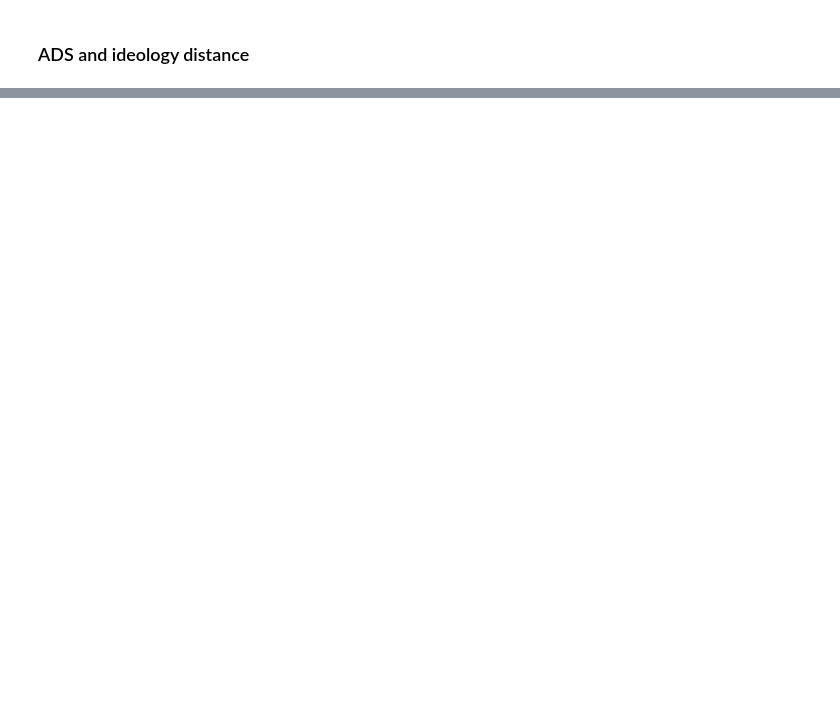
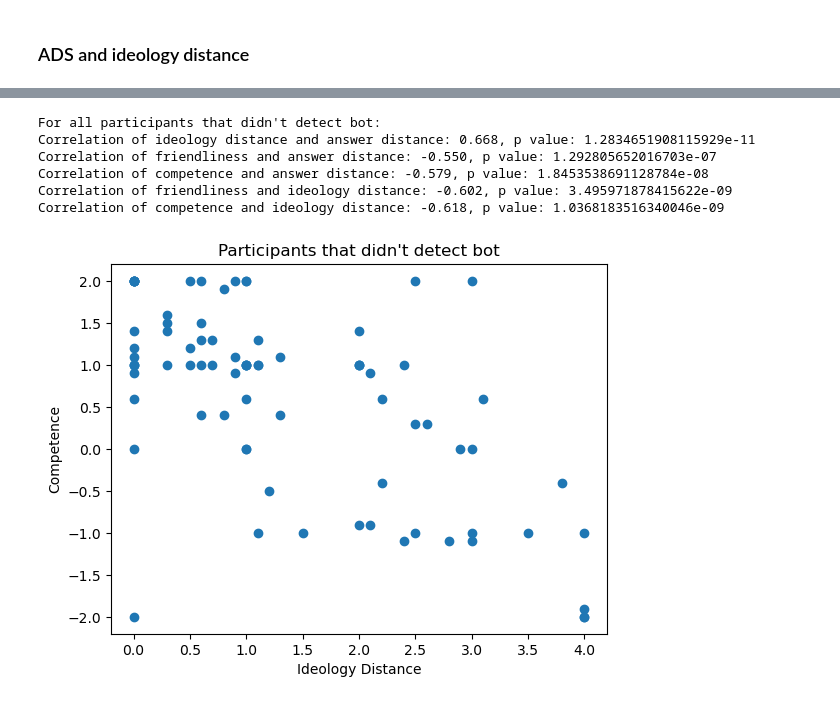
Before and after one commit to yindeqiang/Online-Politicization-Experiment-Website, a Jupyter notebook: data_analysis/pilot_1.ipynb, the cells around one changed output, grey strips where cells are left out. Saved outputs shown, nothing was run; the diff lists cells and outputs as text; code cells hidden in the pictures; blank space fills up the shorter version.

Commit message:
data analysis for the second round of pilot 1

```diff
--- a/data_analysis/pilot_1.ipynb
+++ b/data_analysis/pilot_1.ipynb
@@ -171,0 +244,38 @@ df['answer_distance_sum'] = df.apply(cal_ans_dis_sum, axis=1)
+# %%
+print("\nFor all participants that didn't detect bot:")
+df_bot_detected = df[df['bot_detected'] == 0]
+answer_distance_sum = get_data(df_bot_detected, 'answer_distance_sum')
+ideology_distance = get_data(df_bot_detected, 'ideology_distance')
+friendliness = get_data(df_bot_detected, 'friendliness')
+competence = get_data(df_bot_detected, 'competence')
+corr_coefficient, p_value = pearsonr(ideology_distance, answer_distance_sum)
+print(f"Correlation of ideology distance and answer distance: {corr_coefficient:.3f}, p value: {p_value}")
+corr_coefficient, p_value = pearsonr(friendliness, answer_distance_sum)
+print(f"Correlation of friendliness and answer distance: {corr_coefficient:.3f}, p value: {p_value}")
+corr_coefficient, p_value = pearsonr(competence, answer_distance_sum)
+print(f"Correlation of competence and answer distance: {corr_coefficient:.3f}, p value: {p_value}")
+corr_coefficient, p_value = pearsonr(friendliness, ideology_distance)
+print(f"Correlation of friendliness and ideology distance: {corr_coefficient:.3f}, p value: {p_value}")
+corr_coefficient, p_value = pearsonr(competence, ideology_distance)
+print(f"Correlation of competence and ideology distance: {corr_coefficient:.3f}, p value: {p_value}")
+
+plt.title("Participants that didn't detect bot")
+plt.xlabel("Ideology Distance")
+plt.ylabel("Friendliness")
+plt.scatter(ideology_distance, friendliness)
+plt.savefig("0_friendliness.jpg")
+
+plt.clf()
+plt.title("Participants that didn't detect bot")
+plt.xlabel("Ideology Distance")
+plt.ylabel("Competence")
+plt.scatter(ideology_distance, competence)
+plt.savefig("0_competence.jpg")
+# %% [output]
+For all participants that didn't detect bot:
+Correlation of ideology distance and answer distance: 0.668, p value: 1.2834651908115929e-11
+Correlation of friendliness and answer distance: -0.550, p value: 1.292805652016703e-07
+Correlation of competence and answer distance: -0.579, p value: 1.8453538691128784e-08
+Correlation of friendliness and ideology distance: -0.602, p value: 3.495971878415622e-09
+Correlation of competence and ideology distance: -0.618, p value: 1.0368183516340046e-09
+[figure, added]
```
Also changed, not shown: parts of 9 cells of this notebook, 6 other files.
